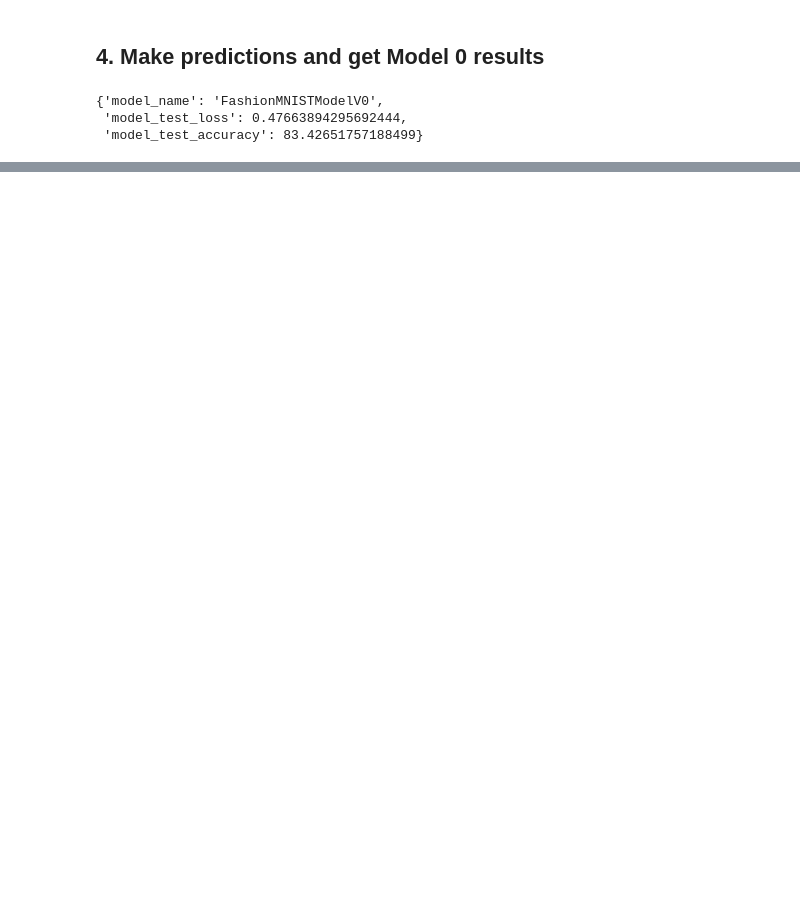
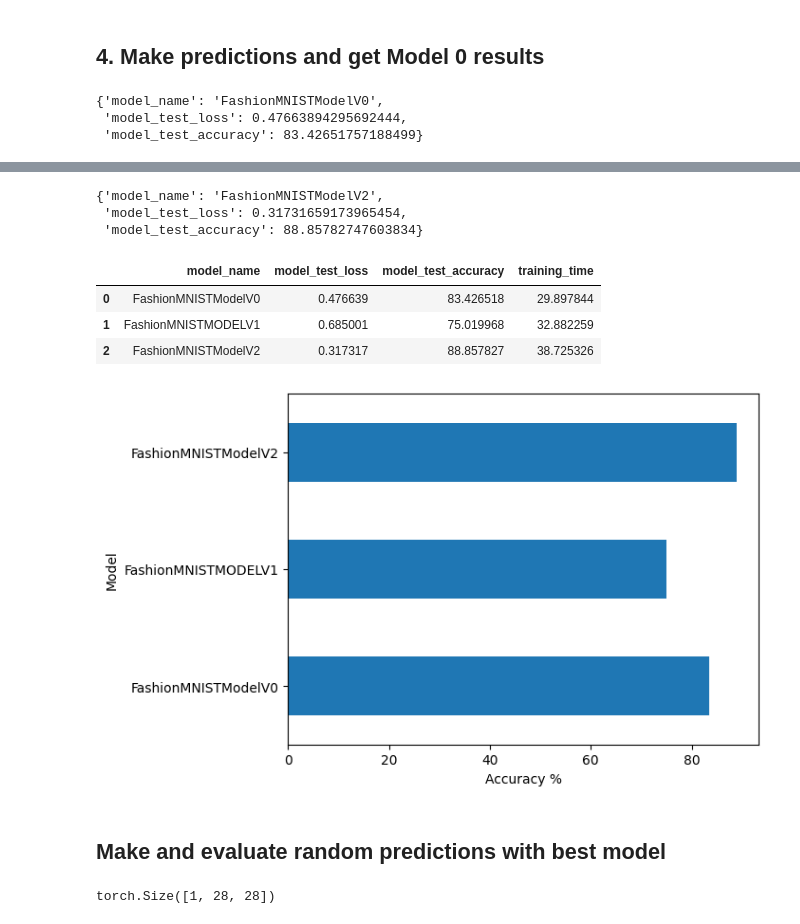
Before and after one commit to Niloy009/learning_pytorch, a Jupyter notebook: 03_pytorch_computer_vision.ipynb, the cells around one changed output, grey strips where cells are left out. Saved outputs shown, nothing was run; the diff lists cells and outputs as text; code cells hidden in the pictures; blank space fills up the shorter version.

```diff
--- a/03_pytorch_computer_vision.ipynb
+++ b/03_pytorch_computer_vision.ipynb
@@ -418,0 +710,6 @@ model_0_test_results
+# %%
+torch.manual_seed(42)
+
+model_2 = FashionMNISTModelV2(input_shape=1,
+                              hidden_shape=10,
+                              output_shape=len(classes_name)).to(device)
@@ -418,0 +718,7 @@ model_0_test_results
+# %%
+loss_fn = nn.CrossEntropyLoss()
+
+optimizer = torch.optim.SGD(params=model_2.parameters(),
+                            lr=0.1)
+
+from helper_functions import accuracy_fn
@@ -418,0 +773,45 @@ model_0_test_results
+# %%
+# Get the model 2 result
+model_2_test_results = eval_model(model=model_2,
+                                  data_loader=test_dataloader,
+                                  loss_fn=loss_fn,
+                                  accuracy_fn=accuracy_fn,
+                                  device=device)
+
+
+
+
+
+model_2_test_results
+# %% [output]
+{'model_name': 'FashionMNISTModelV2',
+ 'model_test_loss': 0.31731659173965454,
+ 'model_test_accuracy': 88.85782747603834}
+# %%
+# Compare the models results
+import pandas as pd
+
+compare_df = pd.DataFrame([model_0_test_results,
+                           model_1_test_results,
+                           model_2_test_results])
+# Add traing time in df
+compare_df['training_time'] = [total_train_time_model_0,
+                               total_train_time_model_1,
+                               total_train_time_model_2]
+
+compare_df
+# %% [output]
+|  | model_name | model_test_loss | model_test_accuracy | training_time |
+| 0 | FashionMNISTModelV0 | 0.476639 | 83.426518 | 29.897844 |
+| 1 | FashionMNISTMODELV1 | 0.685001 | 75.019968 | 32.882259 |
+| 2 | FashionMNISTModelV2 | 0.317317 | 88.857827 | 38.725326 |
+# %%
+# visualize
+compare_df.set_index('model_name')['model_test_accuracy'].plot(kind="barh")
+plt.xlabel("Accuracy %")
+plt.ylabel('Model')
+plt.show()
+# %% [output]
+[figure, added]
+# %% [markdown]
+## Make and evaluate random predictions with best model
@@ -418,0 +856,14 @@ model_0_test_results
+# %%
+import random
+
+test_samples = []
+test_labels = []
+
+for sample, label in random.sample(list(test_data), k=9):
+    test_samples.append(sample)
+    test_labels.append(label)
+
+# View the first sample
+test_samples[0].shape
+# %% [output]
+torch.Size([1, 28, 28])
```
Also changed, not shown: parts of 38 cells of this notebook, 1 other file.
